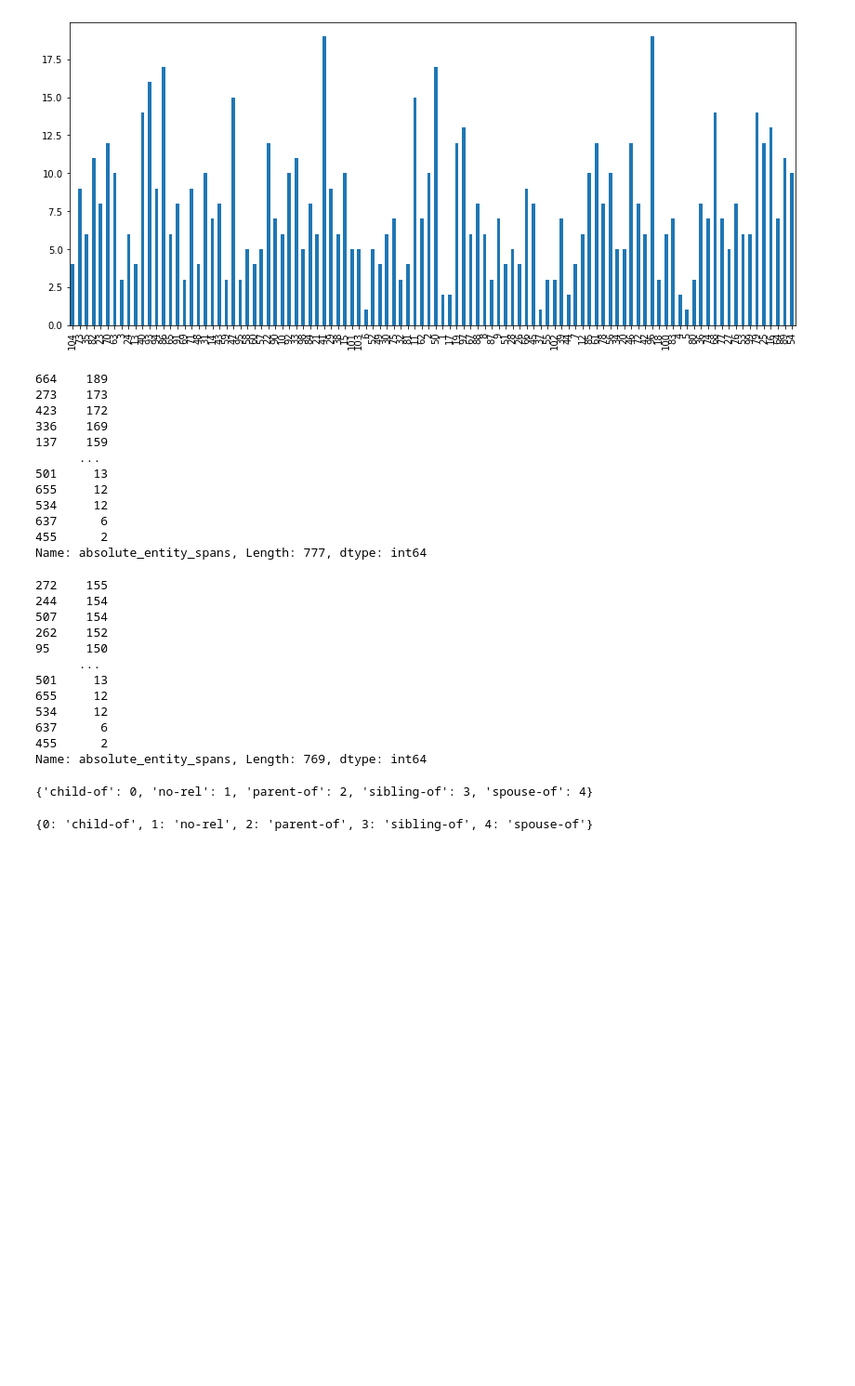
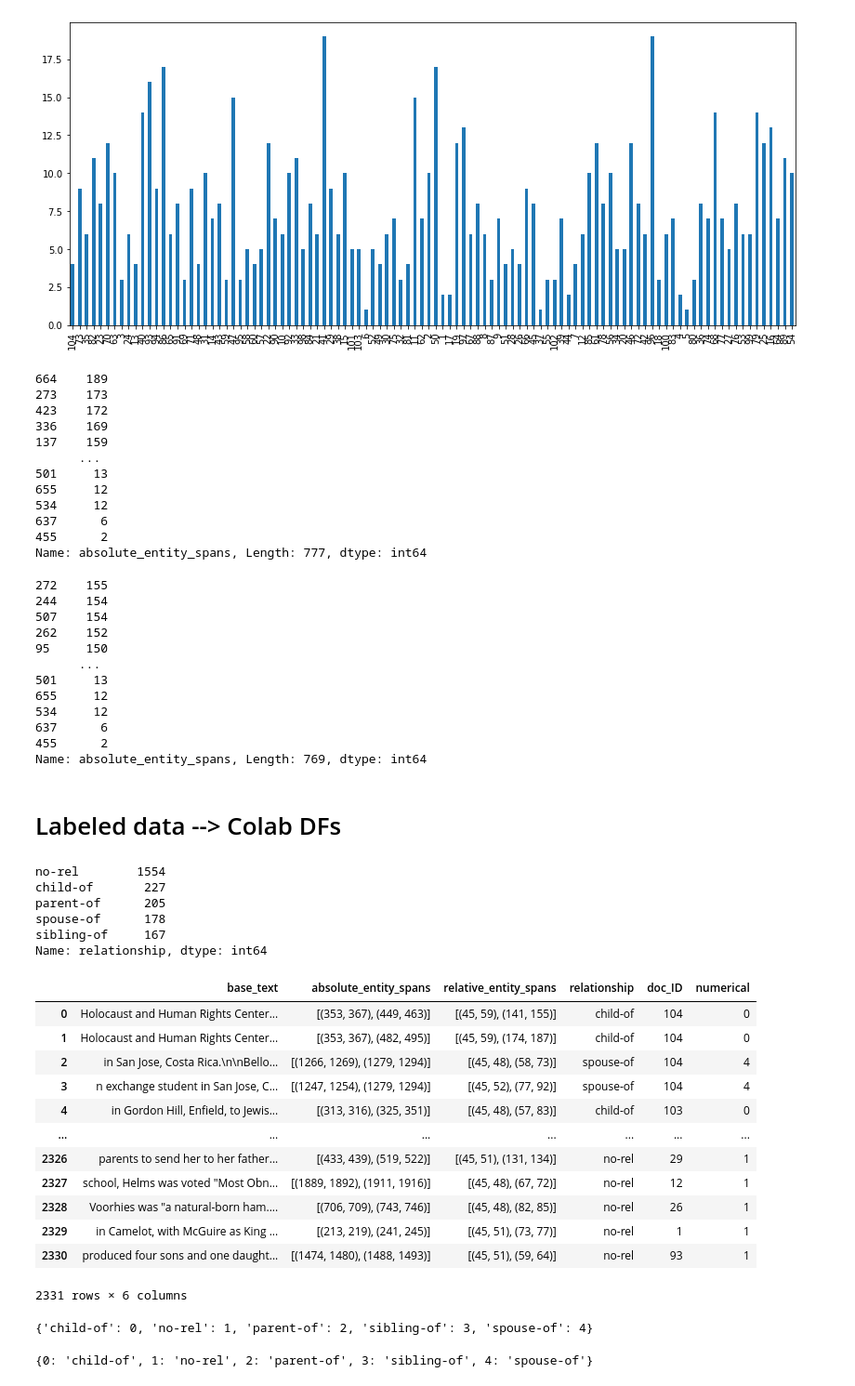
Before and after one commit to ANGELLOPARR/luke-genealogical-thesis, a Jupyter notebook: Pipeline.ipynb, the cells around one changed output. Shown: that part at 93% size. Drawn from its saved outputs; the diff is of its cells as text; code cells hidden in the pictures; blank space fills up the shorter version.

```diff
--- a/Pipeline.ipynb
+++ b/Pipeline.ipynb
@@ -458,7 +460,7 @@ class Relation:
 # DocPreProcessor
 # %%
 class DocPreProcessor:
-    def __init__(self, target, from_file=False):
+    def __init__(self, target, from_file=False, skip_cleaning=False):
         global nlp
 
         if from_file:
@@ -467,7 +469,11 @@ class DocPreProcessor:
         else:
             self.original_text = target
 
-        self.cleaned_text = self.clean_wikitext(self.original_text)
+        if skip_cleaning:
+            self.cleaned_text = self.original_text
+        else:
+            self.cleaned_text = self.clean_wikitext(self.original_text)
+
         self.spacy_doc = nlp(self.cleaned_text)
 
     def clean_wikitext(self, text):
@@ -836,12 +830,14 @@ class DataLoader:
         return res
 
     @staticmethod
-    def get_pandas_data(dr, transforms, with_negatives=False):
+    def get_pandas_data(dr, transforms, edge_chars=None, with_negatives=False):
 
         ## BIDIRECTIONAL ONLY FOR NOW, WILL CHANGE LATER POTENTIALLY
         # rels = dr.relations
         # rels = [r for r in rels if r.label_direction == 'bidirectional']
         rels = dr.relations
+        if edge_chars is None:
+            edge_chars = dr.edge_chars
 
         if with_negatives:
             rels = rels + DataLoader._add_negative_rels(rels, dr.get_possible_relations())
@@ -859,9 +855,9 @@ class DataLoader:
             data[transform_key] = []
 
         for rel in rels:
-            data['base_text'].append(rel.get_span(dr.text, dr.edge_chars))
+            data['base_text'].append(rel.get_span(dr.text, edge_chars))
             data['absolute_entity_spans'].append([(rel.e1.start, rel.e1.end), (rel.e2.start, rel.e2.end)])
-            data['relative_entity_spans'].append(rel.get_relative_ent_spans(dr.text, dr.edge_chars))
+            data['relative_entity_spans'].append(rel.get_relative_ent_spans(dr.text, edge_chars))
             # data['e1_start'].append(rel.e1.start)
             # data['e1_end'].append(rel.e1.end)
             # data['e2_start'].append(rel.e2.start)
@@ -1513,6 +1334,50 @@ lengths.tail(int(len(lengths) * 0.99))
 637      6
 455      2
 Name: absolute_entity_spans, Length: 769, dtype: int64
+# %% [markdown]
+# Labeled data --> Colab DFs
+# %%
+EDGE_CHARS = 45
+
+with open('exported.json', 'r') as f:
+    data = json.load(f)
+
+ls_drs = [DocRelations(d, from_labeled=True) for d in data]
+output = [DataLoader.get_pandas_data(dr, [], edge_chars=EDGE_CHARS, with_negatives=True) for dr in ls_drs]
+df = pd.concat(output)
+
+all_other = df[df['relationship'] != 'no-rel']
+no_rel = df[df['relationship'] == 'no-rel']
+no_rel = no_rel.sample(len(all_other) * 2, random_state=SEED)
+final = pd.concat([all_other, no_rel]).reset_index().drop(['index'], axis=1)
+display(final['relationship'].value_counts())
+
+le = LabelEncoder()
+final['numerical'] = le.fit_transform(final['relationship'])
+display(final)
+
+# final.to_pickle(f'model_dataset_edge_chars_{EDGE_CHARS}.pkl')
+# final.to_json('model_dataset_15_edge.json')
+# %% [output]
+no-rel        1554
+child-of       227
+parent-of      205
+spouse-of      178
+sibling-of     167
+Name: relationship, dtype: int64
+|  | base_text | absolute_entity_spans | relative_entity_spans | relationship | doc_ID | numerical |
+| 0 | Holocaust and Human Rights Center... | [(353, 367), (449, 463)] | [(45, 59), (141, 155)] | child-of | 104 | 0 |
+| 1 | Holocaust and Human Rights Center... | [(353, 367), (482, 495)] | [(45, 59), (174, 187)] | child-of | 104 | 0 |
+| 2 | in San Jose, Costa Rica.\n\nBello... | [(1266, 1269), (1279, 1294)] | [(45, 48), (58, 73)] | spouse-of | 104 | 4 |
+| 3 | n exchange student in San Jose, C... | [(1247, 1254), (1279, 1294)] | [(45, 52), (77, 92)] | spouse-of | 104 | 4 |
+| 4 | in Gordon Hill, Enfield, to Jewis... | [(313, 316), (325, 351)] | [(45, 48), (57, 83)] | child-of | 103 | 0 |
+| ... | ... | ... | ... | ... | ... | ... |
+| 2326 | parents to send her to her father... | [(433, 439), (519, 522)] | [(45, 51), (131, 134)] | no-rel | 29 | 1 |
+| 2327 | school, Helms was voted "Most Obn... | [(1889, 1892), (1911, 1916)] | [(45, 48), (67, 72)] | no-rel | 12 | 1 |
+| 2328 | Voorhies was "a natural-born ham.... | [(706, 709), (743, 746)] | [(45, 48), (82, 85)] | no-rel | 26 | 1 |
+| 2329 | in Camelot, with McGuire as King ... | [(213, 219), (241, 245)] | [(45, 51), (73, 77)] | no-rel | 1 | 1 |
+| 2330 | produced four sons and one daught... | [(1474, 1480), (1488, 1493)] | [(45, 51), (59, 64)] | no-rel | 93 | 1 |
+2331 rows × 6 columns
 # %%
 le.classes_
 label2id = dict(zip(le.classes_, range(len(le.classes_))))
```
Also changed, not shown: parts of 24 cells of this notebook, 4 other files.
